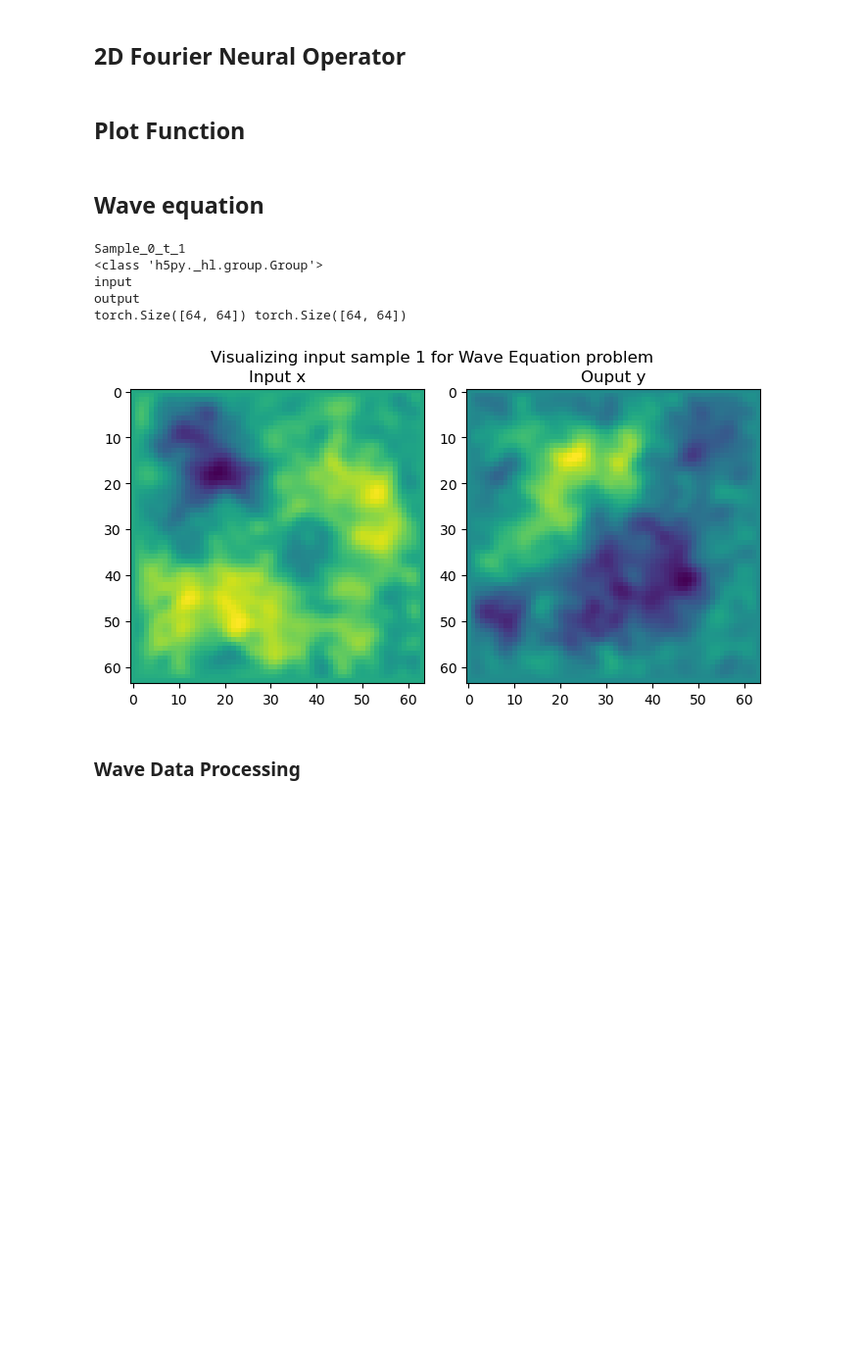
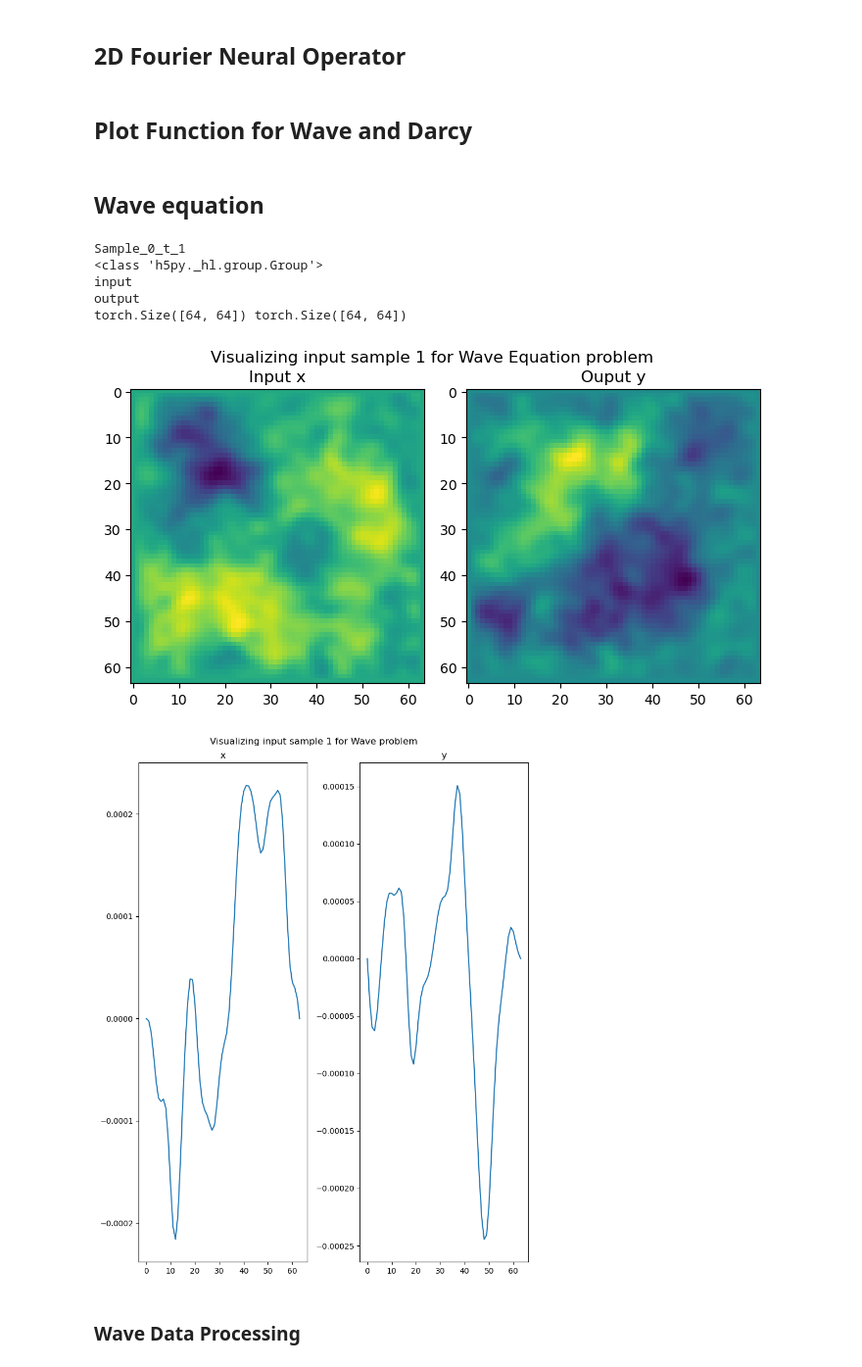
Before and after one commit to Parallel-in-Time/cfno, a Jupyter notebook: FNO.ipynb, the cells around one changed output. Shown at 98% size. Saved outputs shown, nothing was run; the diff lists cells and outputs as text; code cells hidden in the pictures; blank space fills up the shorter version.

```diff
--- a/FNO.ipynb
+++ b/FNO.ipynb
@@ -567,5 +573,5 @@ class FNO2d(nn.Module):
 
         return nparams
 # %% [markdown]
-## Plot Function
+## Plot Function for Wave and Darcy
 # %%
@@ -602,33 +608,45 @@ def plot_data(x, y, index,example, z=0, out=False):
 file = "/p/project/cexalab/john2/NeuralOperators/ConvolutionalNeuralOperator/data/WaveData_64x64_IN.h5"
 with h5py.File(file, "r") as f:
     for key in f.keys():
         print(key) # Names of the root level object names in HDF5 file - can be groups or datasets.
         print(type(f[key])) # get the object type: usually group or dataset
         break
 
 
     index = 1
     start = 0
     t = 5
     #Get the HDF5 group; key needs to be a group name from above
     group = f[key]
 
     #Checkout what keys are inside that group.
     for key in group.keys():
         print(key)
 
     x = torch.from_numpy(f['Sample_' + str(index + start)+"_t_"+str(t)]["input"][:]).type(torch.float32)
     y = torch.from_numpy(f['Sample_' + str(index + start)+"_t_"+str(t)]["output"][:]).type(torch.float32)
     print(x.shape,y.shape)
 
 plot_data(x.reshape(1, x.shape[0], x.shape[1]), y.reshape(1, y.shape[0], y.shape[1]),index,example="Wave Equation", out=False)
+
+fig = plt.figure(figsize=(8, 10))
+ax = fig.add_subplot(1, 2, 1)
+plt.plot(x[:,5],label="x")
+ax.set_title('x')
+ax = fig.add_subplot(1, 2, 2)
+plt.plot(y[:,5],label="y")
+ax.set_title('y')
+fig.suptitle(f'Visualizing input sample {index} for Wave problem')
+fig.tight_layout()
+fig.show()
 # %% [output]
 Sample_0_t_1
 <class 'h5py._hl.group.Group'>
 input
 output
 torch.Size([64, 64]) torch.Size([64, 64])
 [figure]
+[figure, added]
 # %% [markdown]
 ### Wave Data Processing
 # %%
```
Also changed, not shown: parts of 46 cells of this notebook, 7 other files.
